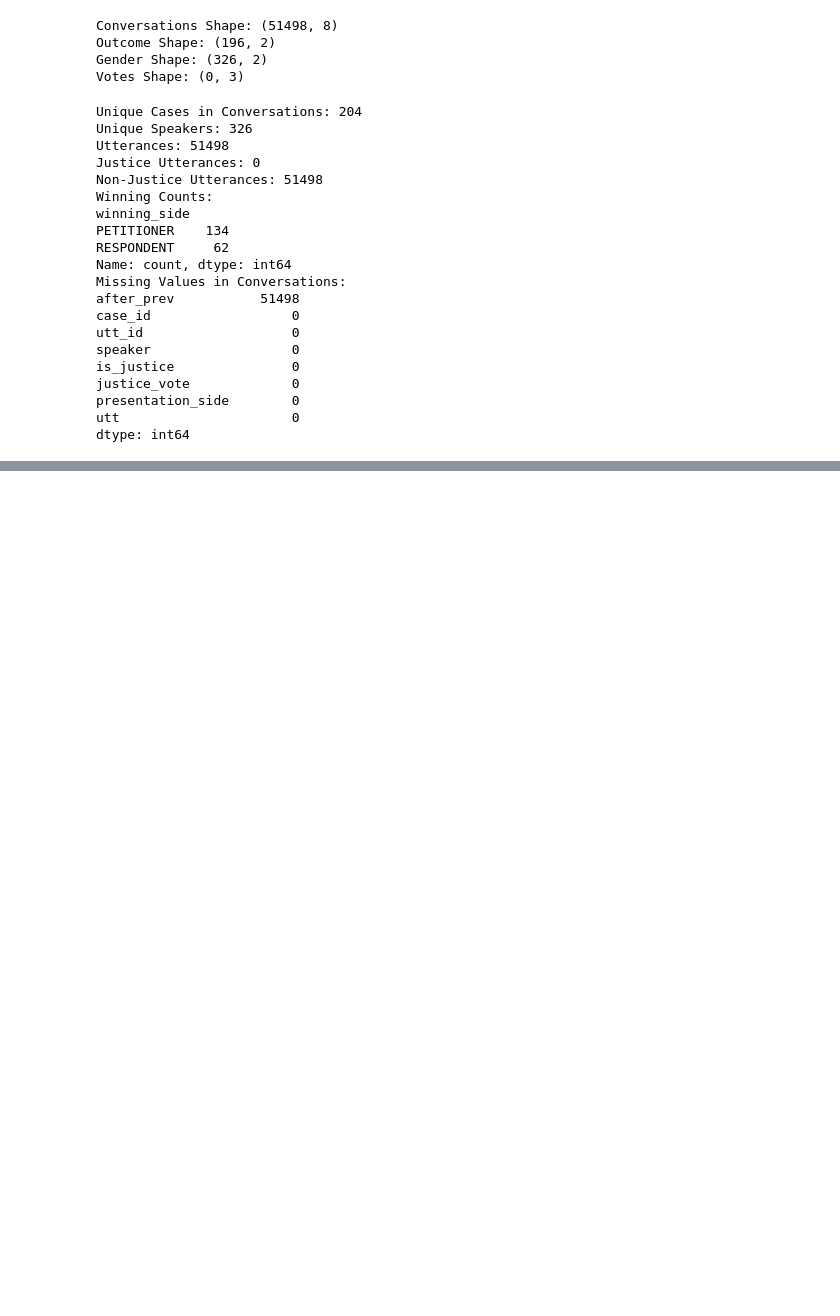
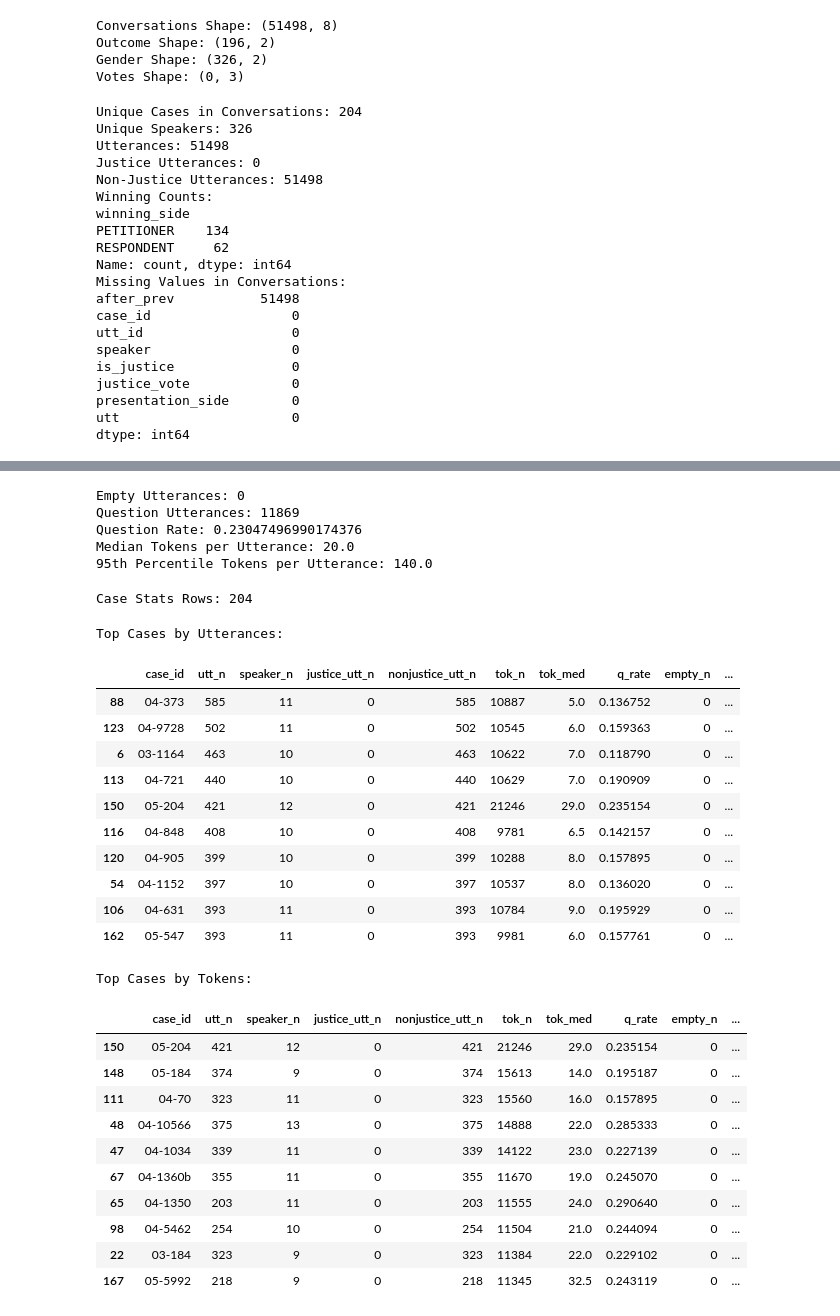
Before and after one commit to sumaitate/ML_SupremeCourtOutcomePrediction, a Jupyter notebook: notebooks/01_data_exploration.ipynb, the cells around one changed output, grey strips where cells are left out. Cells and saved outputs as stored; diff of their text form; code cells hidden in the pictures; blank space fills up the shorter version.

```diff
--- a/notebooks/01_data_exploration.ipynb
+++ b/notebooks/01_data_exploration.ipynb
@@ -223,0 +201,70 @@ Name: count, dtype: int64
+# %%
+print("Empty Utterances:", int(conv2["is_empty"].sum()))
+print("Question Utterances:",int(conv2["is_q"].sum()))
+print("Question Rate:", float(conv2["is_q"].mean()))
+print("Median Tokens per Utterance:", float(conv2["utt_toks"].median()))
+print("95th Percentile Tokens per Utterance:", float(conv2["utt_toks"].quantile(0.95)))
+# %% [output]
+Empty Utterances: 0
+Question Utterances: 11869
+Question Rate: 0.23047496990174376
+Median Tokens per Utterance: 20.0
+95th Percentile Tokens per Utterance: 140.0
+# %%
+case_stats = (
+    conv2.groupby("case_id", as_index=False)
+    .agg(
+        utt_n=("utt_id", "count"),
+        speaker_n=("speaker", "nunique"),
+        justice_utt_n=("is_justice", lambda x: (x == "JUSTICE").sum()),
+        nonjustice_utt_n=("is_justice", lambda x: (x != "JUSTICE").sum()),
+        tok_n=("utt_toks", "sum"),
+        tok_med=("utt_toks", "median"),
+        q_rate=("is_q", "mean"),
+        empty_n=("is_empty", "sum"),
+        pet_utt_n=("presentation_side", lambda x: (x == "PETITIONER").sum()),
+        resp_utt_n=("presentation_side", lambda x: (x == "RESPONDENT").sum()),
+    )
+)
+
+case_out = out.drop_duplicates("case_id")
+case_stats = case_stats.merge(case_out, on="case_id", how="left")
+
+case_stats["side_total"] = case_stats["pet_utt_n"] + case_stats["resp_utt_n"]
+case_stats["pet_share"] = case_stats["pet_utt_n"] / case_stats["side_total"].replace(0, pd.NA)
+case_stats["resp_share"] = case_stats["resp_utt_n"] / case_stats["side_total"].replace(0, pd.NA)
+
+print("Case Stats Rows:", len(case_stats))
+# %% [output]
+Case Stats Rows: 204
+# %%
+print("Top Cases by Utterances:")
+display(case_stats.sort_values("utt_n", ascending=False).head(10))
+
+print("Top Cases by Tokens:")
+display(case_stats.sort_values("tok_n", ascending=False).head(10))
+# %% [output]
+Top Cases by Utterances:
+|  | case_id | utt_n | speaker_n | justice_utt_n | nonjustice_utt_n | tok_n | tok_med | q_rate | empty_n | ... |
+| 88 | 04-373 | 585 | 11 | 0 | 585 | 10887 | 5.0 | 0.136752 | 0 | ... |
+| 123 | 04-9728 | 502 | 11 | 0 | 502 | 10545 | 6.0 | 0.159363 | 0 | ... |
+| 6 | 03-1164 | 463 | 10 | 0 | 463 | 10622 | 7.0 | 0.118790 | 0 | ... |
+| 113 | 04-721 | 440 | 10 | 0 | 440 | 10629 | 7.0 | 0.190909 | 0 | ... |
+| 150 | 05-204 | 421 | 12 | 0 | 421 | 21246 | 29.0 | 0.235154 | 0 | ... |
+| 116 | 04-848 | 408 | 10 | 0 | 408 | 9781 | 6.5 | 0.142157 | 0 | ... |
+| 120 | 04-905 | 399 | 10 | 0 | 399 | 10288 | 8.0 | 0.157895 | 0 | ... |
+| 54 | 04-1152 | 397 | 10 | 0 | 397 | 10537 | 8.0 | 0.136020 | 0 | ... |
+| 106 | 04-631 | 393 | 11 | 0 | 393 | 10784 | 9.0 | 0.195929 | 0 | ... |
+| 162 | 05-547 | 393 | 11 | 0 | 393 | 9981 | 6.0 | 0.157761 | 0 | ... |
+Top Cases by Tokens:
+|  | case_id | utt_n | speaker_n | justice_utt_n | nonjustice_utt_n | tok_n | tok_med | q_rate | empty_n | ... |
+| 150 | 05-204 | 421 | 12 | 0 | 421 | 21246 | 29.0 | 0.235154 | 0 | ... |
+| 148 | 05-184 | 374 | 9 | 0 | 374 | 15613 | 14.0 | 0.195187 | 0 | ... |
+| 111 | 04-70 | 323 | 11 | 0 | 323 | 15560 | 16.0 | 0.157895 | 0 | ... |
+| 48 | 04-10566 | 375 | 13 | 0 | 375 | 14888 | 22.0 | 0.285333 | 0 | ... |
+| 47 | 04-1034 | 339 | 11 | 0 | 339 | 14122 | 23.0 | 0.227139 | 0 | ... |
+| 67 | 04-1360b | 355 | 11 | 0 | 355 | 11670 | 19.0 | 0.245070 | 0 | ... |
+| 65 | 04-1350 | 203 | 11 | 0 | 203 | 11555 | 24.0 | 0.290640 | 0 | ... |
+| 98 | 04-5462 | 254 | 10 | 0 | 254 | 11504 | 21.0 | 0.244094 | 0 | ... |
+| 22 | 03-184 | 323 | 9 | 0 | 323 | 11384 | 22.0 | 0.229102 | 0 | ... |
+| 167 | 05-5992 | 218 | 9 | 0 | 218 | 11345 | 32.5 | 0.243119 | 0 | ... |
```
Also changed, not shown: parts of 16 cells of this notebook, 5 other files.
